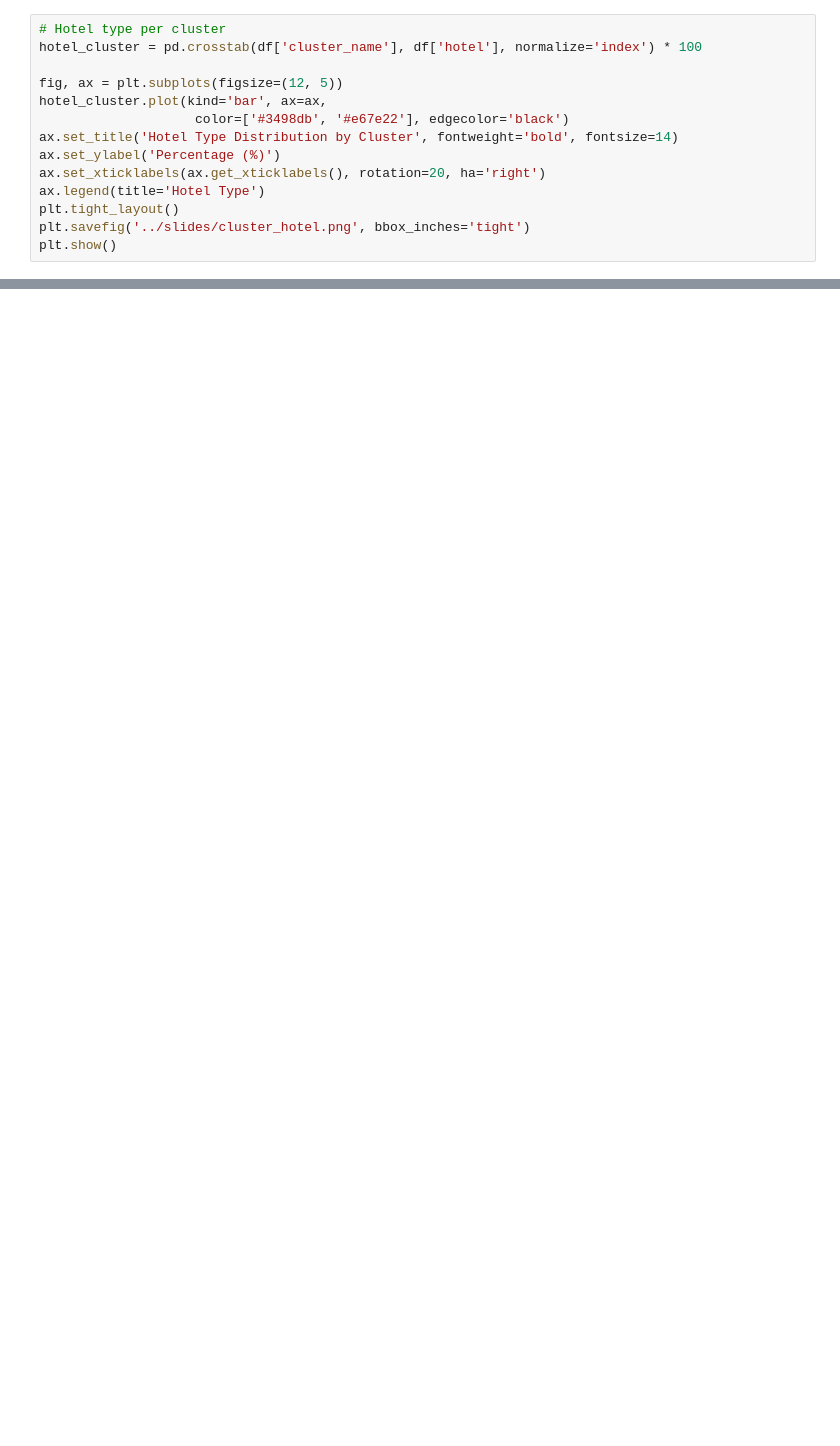
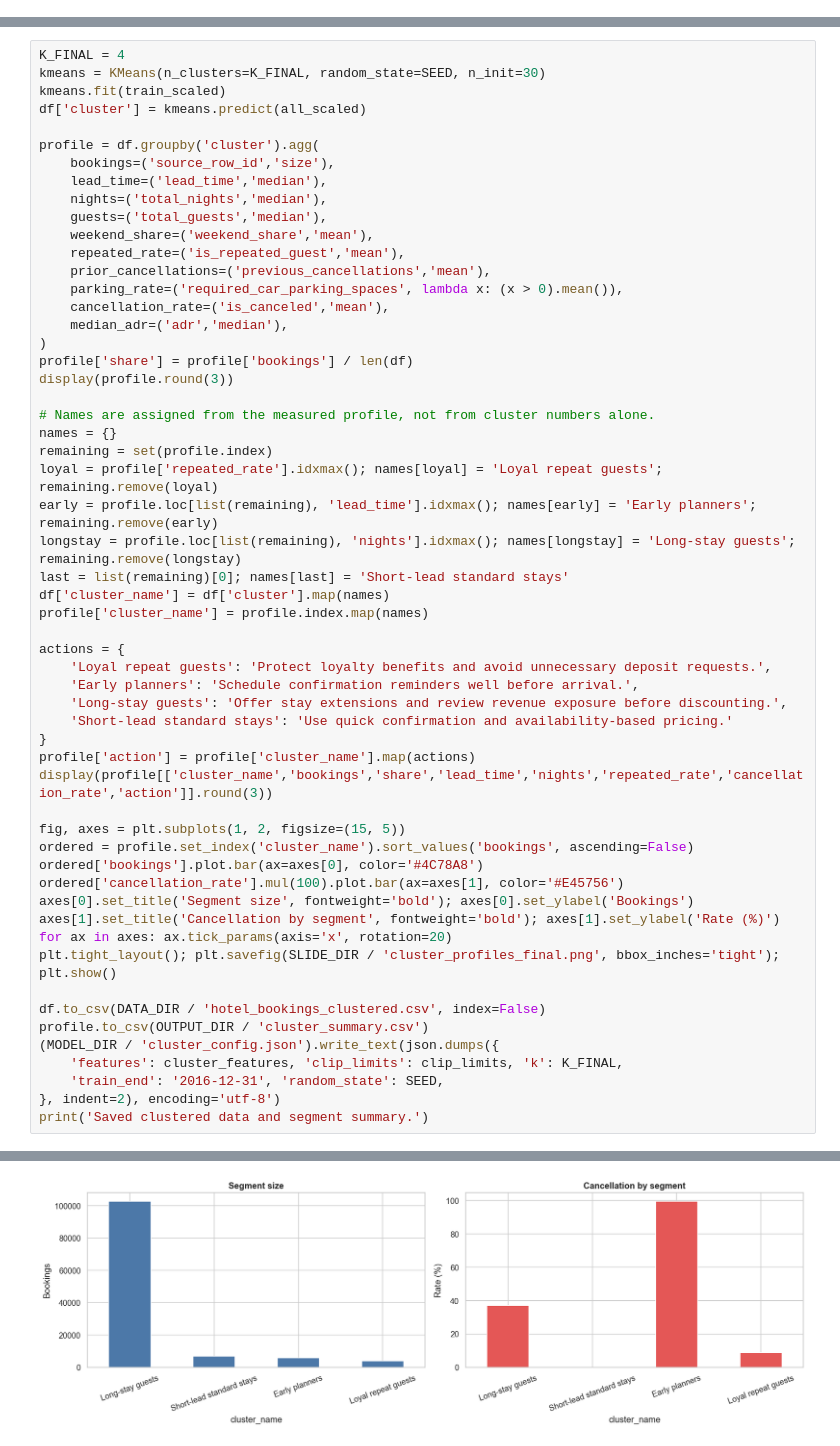
Before and after one commit to Salmaabdelfattah73/Hotel_Booking, a Jupyter notebook: notebooks/03_groups.ipynb, the cells around one changed output, grey strips where cells are left out. Cells and saved outputs as stored; diff of their text form; blank space fills up the shorter version.

```diff
--- a/notebooks/03_groups.ipynb
+++ b/notebooks/03_groups.ipynb
@@ -419,14 +0,0 @@ print(f"📊 Total variance explained by 2 components: "
-# %%
-# Hotel type per cluster
-hotel_cluster = pd.crosstab(df['cluster_name'], df['hotel'], normalize='index') * 100
-
-fig, ax = plt.subplots(figsize=(12, 5))
-hotel_cluster.plot(kind='bar', ax=ax,
-                    color=['#3498db', '#e67e22'], edgecolor='black')
-ax.set_title('Hotel Type Distribution by Cluster', fontweight='bold', fontsize=14)
-ax.set_ylabel('Percentage (%)')
-ax.set_xticklabels(ax.get_xticklabels(), rotation=20, ha='right')
-ax.legend(title='Hotel Type')
-plt.tight_layout()
-plt.savefig('../slides/cluster_hotel.png', bbox_inches='tight')
-plt.show()
@@ -501,0 +103,57 @@ summary_df
+# %%
+K_FINAL = 4
+kmeans = KMeans(n_clusters=K_FINAL, random_state=SEED, n_init=30)
+kmeans.fit(train_scaled)
+df['cluster'] = kmeans.predict(all_scaled)
+
+profile = df.groupby('cluster').agg(
+    bookings=('source_row_id','size'),
+    lead_time=('lead_time','median'),
+    nights=('total_nights','median'),
+    guests=('total_guests','median'),
+    weekend_share=('weekend_share','mean'),
+    repeated_rate=('is_repeated_guest','mean'),
+    prior_cancellations=('previous_cancellations','mean'),
+    parking_rate=('required_car_parking_spaces', lambda x: (x > 0).mean()),
+    cancellation_rate=('is_canceled','mean'),
+    median_adr=('adr','median'),
+)
+profile['share'] = profile['bookings'] / len(df)
+display(profile.round(3))
+
+# Names are assigned from the measured profile, not from cluster numbers alone.
+names = {}
+remaining = set(profile.index)
+loyal = profile['repeated_rate'].idxmax(); names[loyal] = 'Loyal repeat guests'; remaining.remove(loyal)
+early = profile.loc[list(remaining), 'lead_time'].idxmax(); names[early] = 'Early planners'; remaining.remove(early)
+longstay = profile.loc[list(remaining), 'nights'].idxmax(); names[longstay] = 'Long-stay guests'; remaining.remove(longstay)
+last = list(remaining)[0]; names[last] = 'Short-lead standard stays'
+df['cluster_name'] = df['cluster'].map(names)
+profile['cluster_name'] = profile.index.map(names)
+
+actions = {
+    'Loyal repeat guests': 'Protect loyalty benefits and avoid unnecessary deposit requests.',
+    'Early planners': 'Schedule confirmation reminders well before arrival.',
+    'Long-stay guests': 'Offer stay extensions and review revenue exposure before discounting.',
+    'Short-lead standard stays': 'Use quick confirmation and availability-based pricing.'
+}
+profile['action'] = profile['cluster_name'].map(actions)
+display(profile[['cluster_name','bookings','share','lead_time','nights','repeated_rate','cancellation_rate','action']].round(3))
+
+fig, axes = plt.subplots(1, 2, figsize=(15, 5))
+ordered = profile.set_index('cluster_name').sort_values('bookings', ascending=False)
+ordered['bookings'].plot.bar(ax=axes[0], color='#4C78A8')
+ordered['cancellation_rate'].mul(100).plot.bar(ax=axes[1], color='#E45756')
+axes[0].set_title('Segment size', fontweight='bold'); axes[0].set_ylabel('Bookings')
+axes[1].set_title('Cancellation by segment', fontweight='bold'); axes[1].set_ylabel('Rate (%)')
+for ax in axes: ax.tick_params(axis='x', rotation=20)
+plt.tight_layout(); plt.savefig(SLIDE_DIR / 'cluster_profiles_final.png', bbox_inches='tight'); plt.show()
+
+df.to_csv(DATA_DIR / 'hotel_bookings_clustered.csv', index=False)
+profile.to_csv(OUTPUT_DIR / 'cluster_summary.csv')
+(MODEL_DIR / 'cluster_config.json').write_text(json.dumps({
+    'features': cluster_features, 'clip_limits': clip_limits, 'k': K_FINAL,
+    'train_end': '2016-12-31', 'random_state': SEED,
+}, indent=2), encoding='utf-8')
+print('Saved clustered data and segment summary.')
+# %% [output]
@@ -501,0 +193 @@ summary_df
+[figure, added]
```
Also changed, not shown: parts of 34 cells of this notebook, 6 other files.
